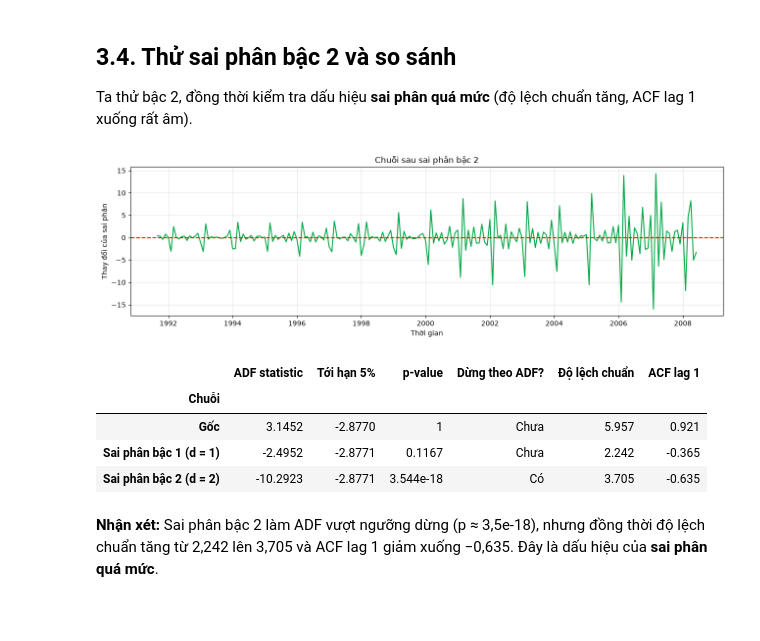
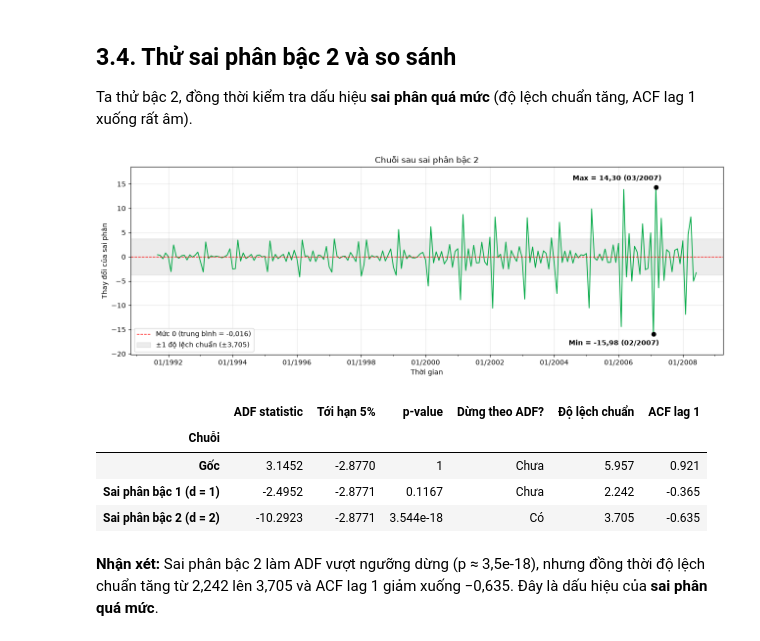
Before and after one commit to kyen-p/TimeSeries, a Jupyter notebook: Lab_2/docs/bai_tap_thuc_hanh/lab2_description.ipynb, the cells around one changed output. Saved outputs shown, nothing was run; the diff lists cells and outputs as text; code cells hidden in the pictures; blank space fills up the shorter version.

```diff
--- a/Lab_2/docs/bai_tap_thuc_hanh/lab2_description.ipynb
+++ b/Lab_2/docs/bai_tap_thuc_hanh/lab2_description.ipynb
@@ -296,0 +347,29 @@ plt.show()
+# %%
+def ve_sai_phan(x, mau, tieu_de, nhan_y):
+    """Vẽ chuỗi sai phân: mức 0, dải ±1 độ lệch chuẩn, điểm min và max."""
+    tb, sd = x.mean(), x.std()
+    t_min, t_max = x.idxmin(), x.idxmax()
+    plt.figure(figsize=(13, 4.8))
+    plt.plot(x.index, x, color=mau, linewidth=1.3)
+    plt.axhline(0, color="red", linestyle="--", linewidth=1, label=f"Mức 0 (trung bình = {so(tb, 3)})")
+    plt.axhspan(-sd, sd, color="gray", alpha=0.15, label=f"±1 độ lệch chuẩn (±{so(sd, 3)})")
+    plt.plot([t_min, t_max], [x.min(), x.max()], "o", color="black")
+    plt.annotate(f"Min = {so(x.min(), 2)} ({t_min:%m/%Y})", (t_min, x.min()), textcoords="offset points",
+                 xytext=(8, -8), ha="right", va="top", fontweight="bold")
+    plt.annotate(f"Max = {so(x.max(), 2)} ({t_max:%m/%Y})", (t_max, x.max()), textcoords="offset points",
+                 xytext=(8, 8), ha="right", va="bottom", fontweight="bold")
+    mien = x.max() - x.min()
+    plt.ylim(x.min() - 0.14 * mien, x.max() + 0.14 * mien)
+    plt.title(tieu_de)
+    plt.xlabel("Thời gian")
+    plt.ylabel(nhan_y)
+    plt.legend(loc="lower left")
+    plt.grid(True, alpha=0.3)
+    ax = plt.gca()
+    ax.xaxis.set_major_locator(mdates.YearLocator(2))
+    ax.xaxis.set_major_formatter(mdates.DateFormatter("%m/%Y"))
+    ax.xaxis.set_minor_locator(mdates.YearLocator(1))
+    plt.tight_layout()
+    plt.show()
+
+ve_sai_phan(y_diff1, "#246BFD", "Chuỗi sau sai phân bậc 1", "Thay đổi so với tháng trước")
@@ -330,28 +411,21 @@ Ta thử bậc 2, đồng thời kiểm tra dấu hiệu **sai phân quá mức*
 # %%
 y_diff2 = y_diff1.diff().dropna()
 
-plt.figure(figsize=(13, 4))
-plt.plot(y_diff2.index, y_diff2, color="#00A844")
-plt.axhline(0, color="red", linestyle="--")
-plt.title("Chuỗi sau sai phân bậc 2")
-plt.xlabel("Thời gian")
-plt.ylabel("Thay đổi của sai phân")
-plt.grid(True, alpha=0.3)
-plt.tight_layout()
-plt.show()
+ve_sai_phan(y_diff2, "#00A844", "Chuỗi sau sai phân bậc 2", "Thay đổi của sai phân")
+
 
 def tom_tat(x, ten):
     stat, pval, lags, nobs, crit, _ = adfuller(x, regression="c", autolag="AIC")
     return {"Chuỗi": ten, "ADF statistic": round(stat, 4), "Tới hạn 5%": round(crit["5%"], 4),
             "p-value": f"{pval:.4g}", "Dừng theo ADF?": "Có" if pval <= 0.05 else "Chưa",
             "Độ lệch chuẩn": round(x.std(), 3), "ACF lag 1": round(acf(x, nlags=1)[1], 3)}
 
 bang = pd.DataFrame([tom_tat(y, "Gốc"),
                      tom_tat(y_diff1, "Sai phân bậc 1 (d = 1)"),
                      tom_tat(y_diff2, "Sai phân bậc 2 (d = 2)")]).set_index("Chuỗi")
 display(bang)
 # %% [output]
-[figure, old version]
+[figure, new version]
 |  | ADF statistic | Tới hạn 5% | p-value | Dừng theo ADF? | Độ lệch chuẩn | ACF lag 1 |
 | Chuỗi |  |  |  |  |  |  |
 | Gốc | 3.1452 | -2.8770 | 1 | Chưa | 5.957 | 0.921 |
```
Also changed, not shown: parts of 9 cells of this notebook, 8 other files.
